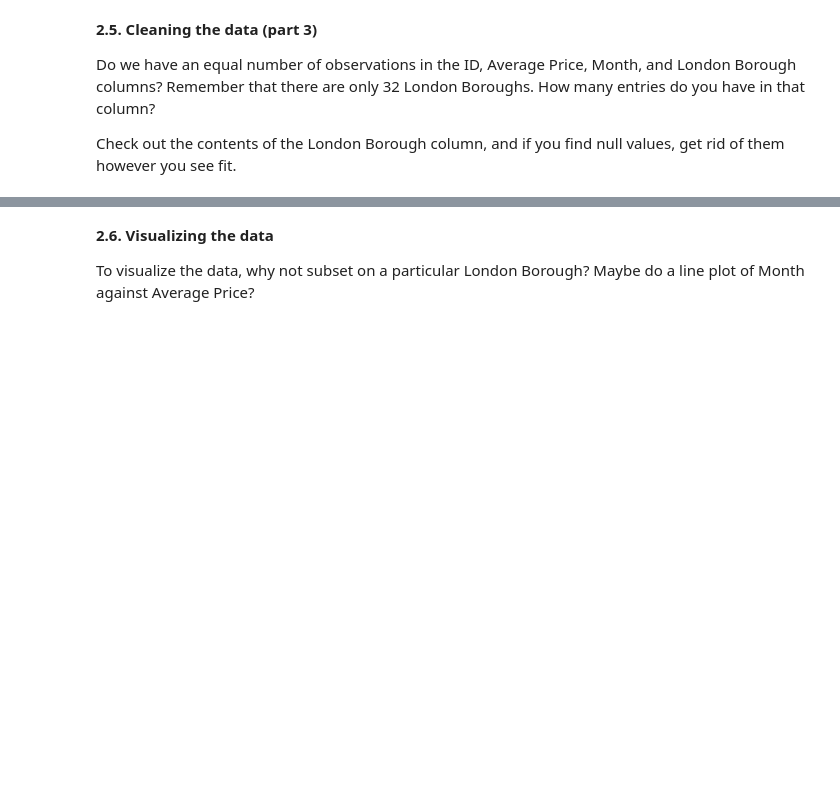
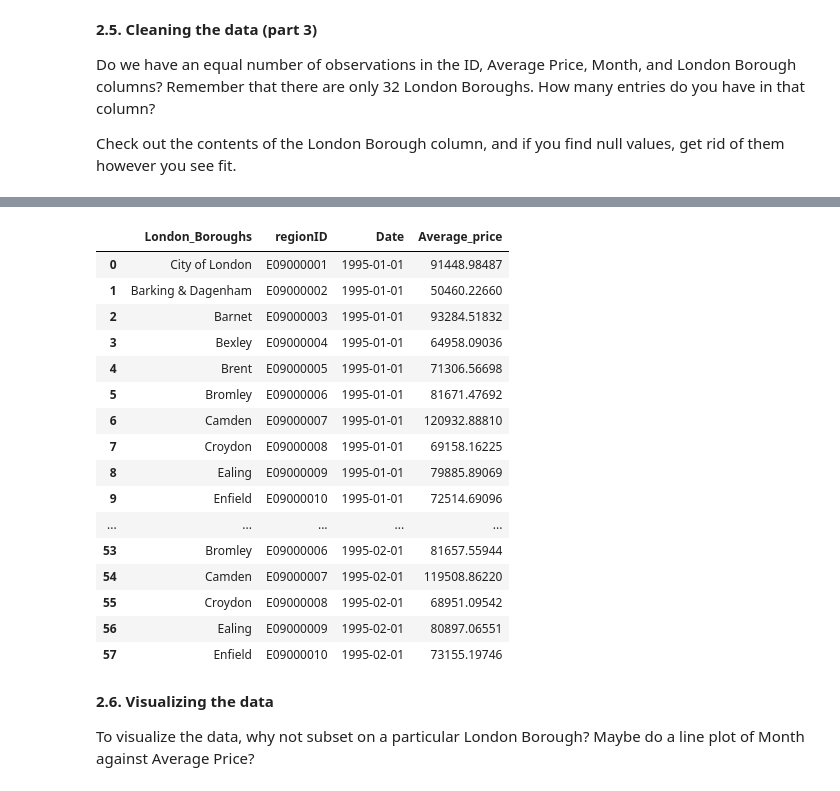
Before and after one commit to yepterence/london-housing-prices, a Jupyter notebook: Unit 4 Challenge - Tier 3.ipynb, the cells around one changed output, grey strips where cells are left out. Drawn from its saved outputs; the diff is of its cells as text; code cells hidden in the pictures; blank space fills up the shorter version.

Commit message:
Cleaned dataset, removed NaNs, excluded regions that were not part of London Boroughs

```diff
--- a/Unit 4 Challenge - Tier 3.ipynb
+++ b/Unit 4 Challenge - Tier 3.ipynb
@@ -190,3 +182,11 @@ properties_T = properties_T.rename(columns = {'Unnamed: 0':'London_Boroughs', pd
 Remember what Wes McKinney said about tidy data?
 
 You might need to **melt** your DataFrame here.
+# %%
+# normalizing properties_T
+cleaned_properties = pd.melt(properties_T, id_vars= ['London_Boroughs', 'regionID'])
+# modifying column names to meaningful names
+cleaned_properties = cleaned_properties.rename(columns = {0: 'Date', 'value': 'Average_price'})
+# check results
+cleaned_properties.head()
+cleaned_properties.count()
@@ -193,2 +199,6 @@ You might need to **melt** your DataFrame here.
 # %% [markdown]
 Remember to make sure your column data types are all correct. Average prices, for example, should be floating point numbers...
+# %%
+# coercing average_price column to float
+cleaned_properties['Average_price'] = pd.to_numeric(cleaned_properties['Average_price'])
+cleaned_properties.dtypes
@@ -202,0 +217,10 @@ Check out the contents of the London Borough column, and if you find null values
+# %%
+# cleaned_properties.info()
+# checking Unnamed column
+cleaned_properties[cleaned_properties['London_Boroughs'] == 'Unnamed: 34'].head()
+# Looking at this column, we can see that the entire column has only nan entries, and if we look at the original dataset
+# this column was left purposely blank as a way to segregate the data
+# after dropping the values
+cleaned_properties = cleaned_properties.dropna()
+# we can see that the number of entries dropped from 14832 to 13905
+cleaned_properties.info()
@@ -203,3 +239,36 @@ Check out the contents of the London Borough column, and if you find null values
+# %%
+# cleaned_properties['London_Boroughs'].unique()
+# cleaned_properties.shape
+
+# If we look up the homepage of dataset, we see that there are 32 boroughs in London including the city of London.
+# Due to our current scope of studying the boroughs of London, we can exclude the other columns such as England as a whole.
+# There are only  32 boroughs in London but there are still 13905 entries
+exclude_regions = ['Inner London', 'Outer London',
+               'NORTH EAST', 'NORTH WEST', 'YORKS & THE HUMBER',
+               'EAST MIDLANDS', 'WEST MIDLANDS',
+              'EAST OF ENGLAND', 'LONDON', 'SOUTH EAST',
+              'SOUTH WEST', 'England']
+# After creating the exclusion list, we'll filter for only regions within London
+df = cleaned_properties[~cleaned_properties.London_Boroughs.isin(exclude_regions)]
+df.head()
+# %% [output]
+|  | London_Boroughs | regionID | Date | Average_price |
+| 0 | City of London | E09000001 | 1995-01-01 | 91448.98487 |
+| 1 | Barking & Dagenham | E09000002 | 1995-01-01 | 50460.22660 |
+| 2 | Barnet | E09000003 | 1995-01-01 | 93284.51832 |
+| 3 | Bexley | E09000004 | 1995-01-01 | 64958.09036 |
+| 4 | Brent | E09000005 | 1995-01-01 | 71306.56698 |
+| 5 | Bromley | E09000006 | 1995-01-01 | 81671.47692 |
+| 6 | Camden | E09000007 | 1995-01-01 | 120932.88810 |
+| 7 | Croydon | E09000008 | 1995-01-01 | 69158.16225 |
+| 8 | Ealing | E09000009 | 1995-01-01 | 79885.89069 |
+| 9 | Enfield | E09000010 | 1995-01-01 | 72514.69096 |
+| ... | ... | ... | ... | ... |
+| 53 | Bromley | E09000006 | 1995-02-01 | 81657.55944 |
+| 54 | Camden | E09000007 | 1995-02-01 | 119508.86220 |
+| 55 | Croydon | E09000008 | 1995-02-01 | 68951.09542 |
+| 56 | Ealing | E09000009 | 1995-02-01 | 80897.06551 |
+| 57 | Enfield | E09000010 | 1995-02-01 | 73155.19746 |
 # %% [markdown]
 **2.6. Visualizing the data**
 
```
Also changed, not shown: parts of 5 cells of this notebook.
